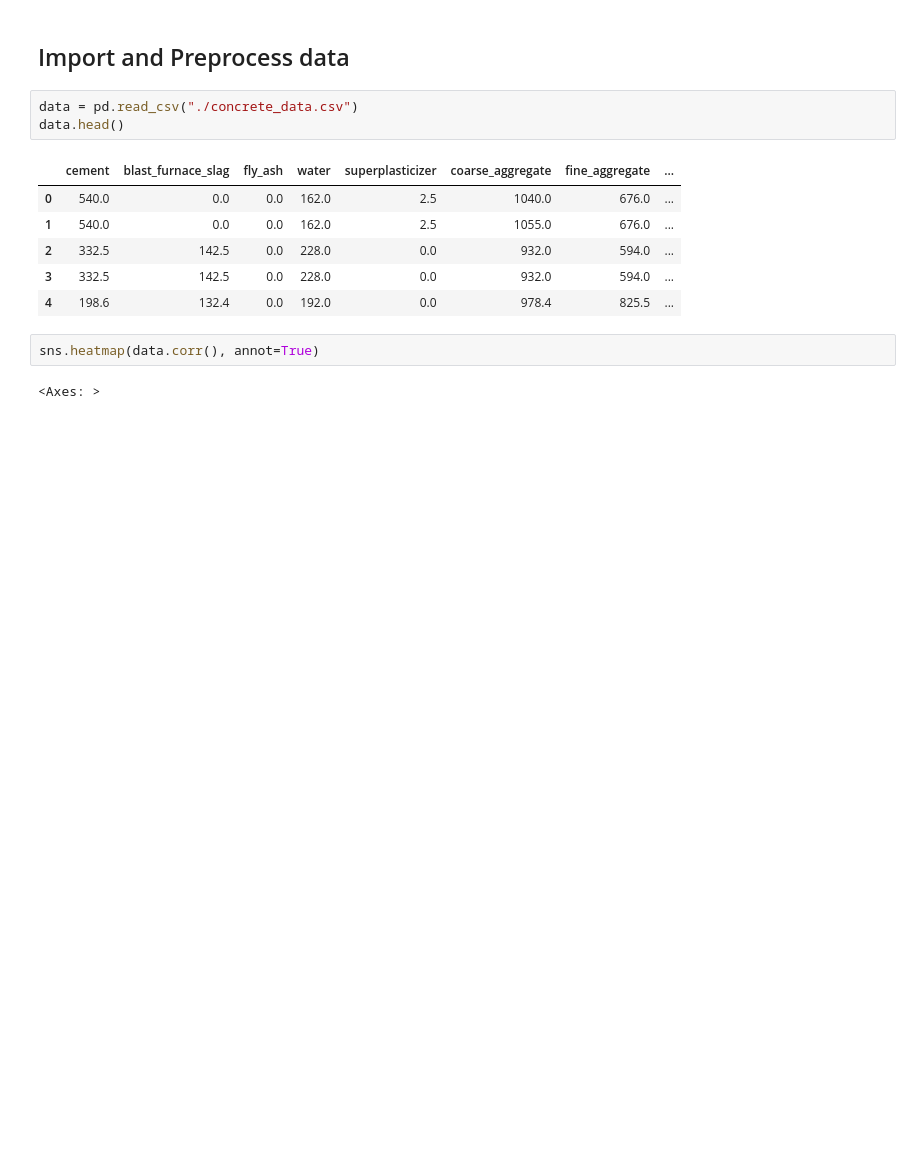
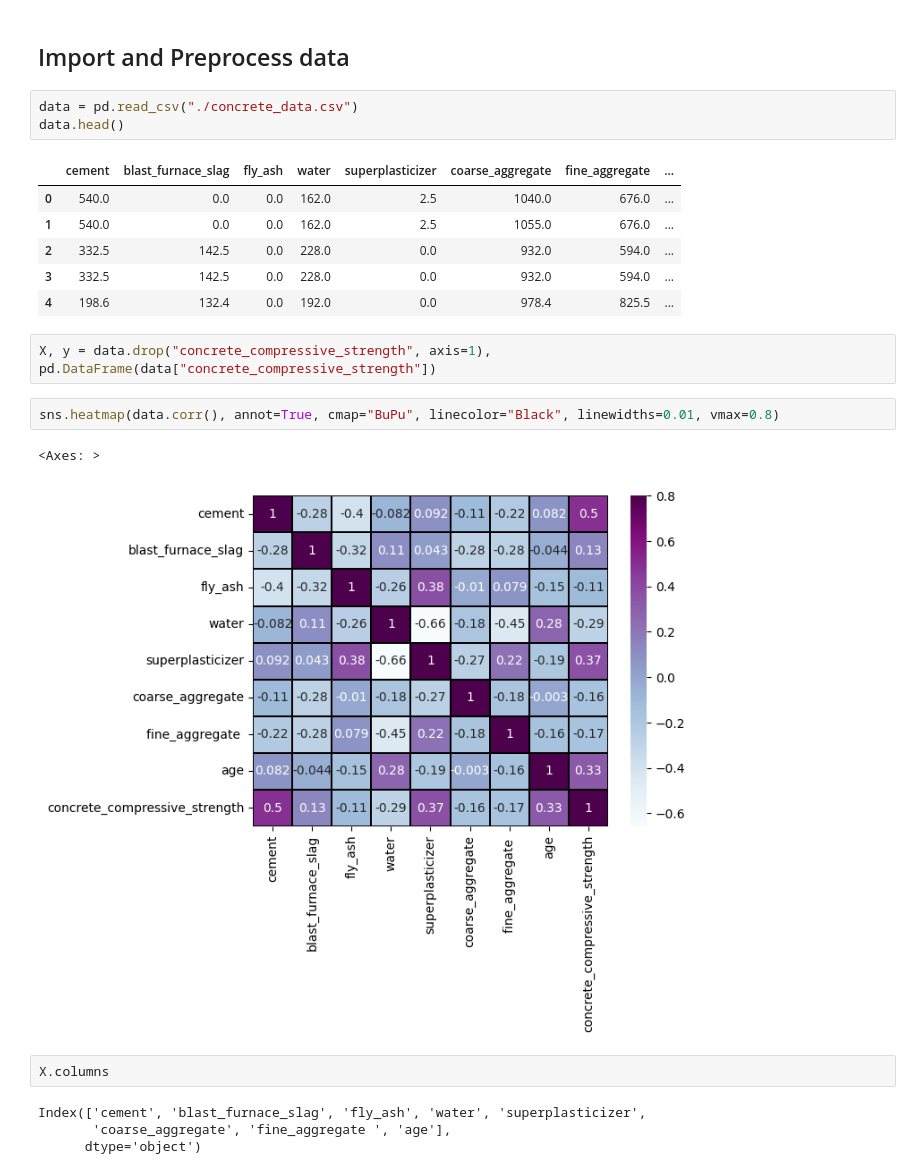
Before and after one commit to devilb2103/Sem---4, a Jupyter notebook: SML/Lab 5 - Regression Comparitive Analysis/Lab5.ipynb, the cells around one changed output. Drawn from its saved outputs; the diff is of its cells as text; blank space fills up the shorter version.

```diff
--- a/SML/Lab 5 - Regression Comparitive Analysis/Lab5.ipynb
+++ b/SML/Lab 5 - Regression Comparitive Analysis/Lab5.ipynb
@@ -21,7 +21,16 @@ data.head()
 | 2 | 332.5 | 142.5 | 0.0 | 228.0 | 0.0 | 932.0 | 594.0 | ... |
 | 3 | 332.5 | 142.5 | 0.0 | 228.0 | 0.0 | 932.0 | 594.0 | ... |
 | 4 | 198.6 | 132.4 | 0.0 | 192.0 | 0.0 | 978.4 | 825.5 | ... |
+# %%
+X, y = data.drop("concrete_compressive_strength", axis=1), pd.DataFrame(data["concrete_compressive_strength"])
 # %%
-sns.heatmap(data.corr(), annot=True)
+sns.heatmap(data.corr(), annot=True, cmap="BuPu", linecolor="Black", linewidths=0.01, vmax=0.8)
 # %% [output]
 <Axes: >
+[figure, added]
+# %%
+X.columns
+# %% [output]
+Index(['cement', 'blast_furnace_slag', 'fly_ash', 'water', 'superplasticizer',
+       'coarse_aggregate', 'fine_aggregate ', 'age'],
+      dtype='object')
```
Also changed, not shown: parts of 20 cells of this notebook.
